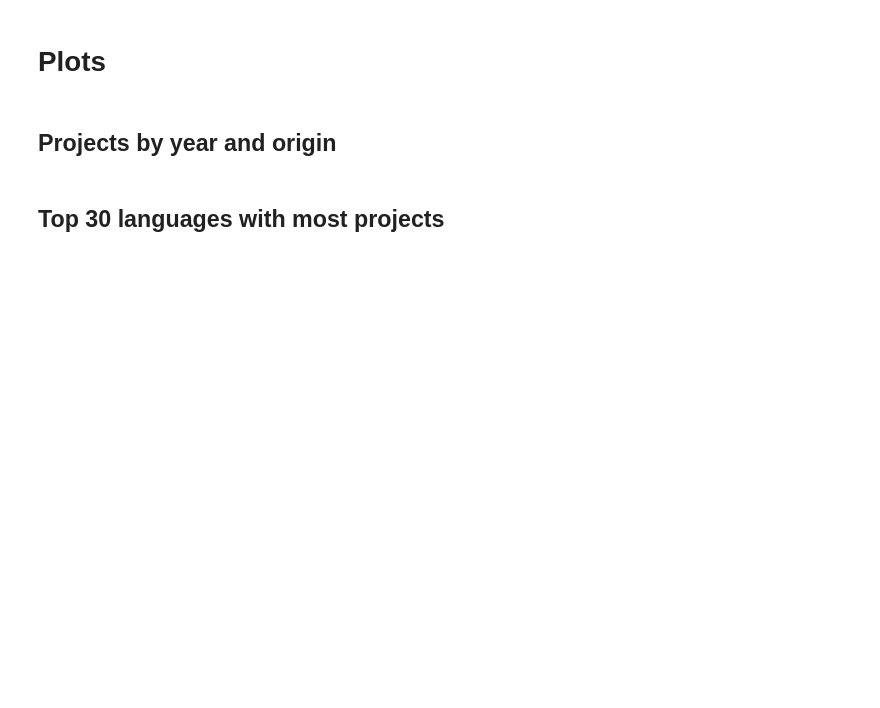
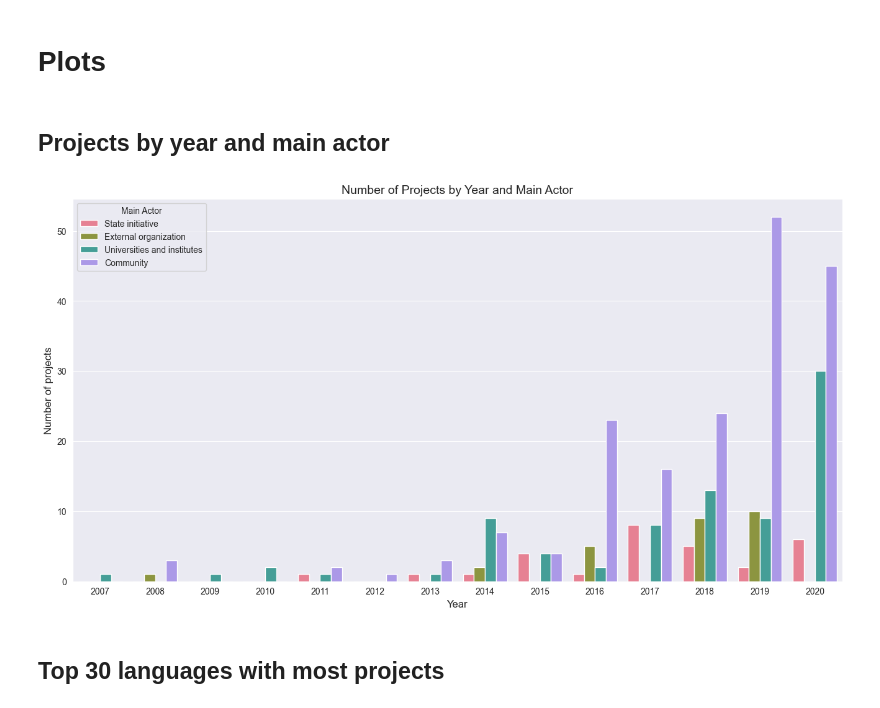
Before and after one commit to Instituto-Pulso-PUCP/revitalizacion-linguistica-latam, a Jupyter notebook: Visualizacion.ipynb, the cells around one changed output. Cells and saved outputs as stored; diff of their text form; code cells hidden in the pictures; blank space fills up the shorter version.

Commit message:
Refining latex document and changing graphic titles

```diff
--- a/Visualizacion.ipynb
+++ b/Visualizacion.ipynb
@@ -12,13 +12,18 @@ df_projects = pd.read_csv('data/projectList.csv')
 # Drop Title, ArticleURL columns
 df_projects.drop(['Title', 'ArticleURL'], axis=1, inplace=True)
 df_projects.head()
+
+if True:
+    # Drop rows with year >= 2021
+    df_projects = df_projects[df_projects['Year'] < 2021]
+    df_projects.rename(columns={'Alternative projects from the community':'Community'}, inplace=True)
 # %%
 # Function to get the number of projects by year
 def get_projects_by_year(df_filtered):
     df_projects_year=df_filtered.copy(deep=True)
     df_projects_year.drop(['Family', 'Language', 'glottocode', 'isocode', 'Speakers'], axis=1, inplace=True)
     df_projects_year.drop_duplicates(inplace=True)
-    df_projects_year=df_projects_year.groupby(['Year']).agg({'Project':'count', 'Cinema/TV':'sum', 'Social media':'sum', 'Radio':'sum', 'Music':'sum', 'Technology':'sum', 'Teaches the language':'sum', 'State initiative':'sum', 'External organization':'sum', 'Universities and institutes':'sum', 'Alternative projects from the community':'sum', 'Documentation': 'sum', 'Books and educative material': 'sum', 'Promotes use of the language': 'sum'}).reset_index().drop_duplicates()
+    df_projects_year=df_projects_year.groupby(['Year']).agg({'Project':'count', 'Cinema/TV':'sum', 'Social media':'sum', 'Radio':'sum', 'Music':'sum', 'Technology':'sum', 'Teaches the language':'sum', 'State initiative':'sum', 'External organization':'sum', 'Universities and institutes':'sum', 'Community':'sum', 'Documentation': 'sum', 'Books and educative material': 'sum', 'Promotes use of the language': 'sum'}).reset_index().drop_duplicates()
     return df_projects_year
 # %%
 # Function to get the number of projects by country
@@ -30,7 +35,7 @@ def get_projects_by_country():
     return df_project_by_country
 # %%
 # Define the list of columns to filter
-origin_columns = ['State initiative', 'External organization', 'Universities and institutes', 'Alternative projects from the community']
+origin_columns = ['State initiative', 'External organization', 'Universities and institutes', 'Community']
 characteristics_columns = ["Cinema/TV", "Social media", "Radio", "Music", "Technology", "Teaches the language", "Documentation", "Books and educative material"]
 # %% [markdown]
 ## sns configuration
@@ -46,7 +51,7 @@ color_dict = {
     'State initiative': sns.color_palette("husl", 4)[0],
     'External organization': sns.color_palette("husl", 4)[1],
     'Universities and institutes': sns.color_palette("husl", 4)[2],
-    'Alternative projects from the community': sns.color_palette("husl", 4)[3]
+    'Community': sns.color_palette("husl", 4)[3]
 }
 
 # Set the global parameters for the plots
@@ -57,23 +62,25 @@ plt.rcParams['axes.titleweight'] = 'light'
 # %% [markdown]
 # Plots
 # %% [markdown]
-## Projects by year and origin
+## Projects by year and main actor
 # %%
 # Get the number of projects by year
 df = get_projects_by_year(df_projects)
 
 # Melt the DataFrame into a long format
 df_melted = pd.melt(df, id_vars='Year', value_vars=origin_columns)
 
 # Plot the data
 plt.figure(figsize=(16, 8))
 sns.barplot(data=df_melted, x='Year', y='value', hue='variable', palette=color_dict)
-plt.title('Number of Projects by Year and Origin')
+plt.title('Number of Projects by Year and Main Actor')
 plt.ylabel('Number of projects')
 plt.xlabel('Year')
-plt.legend(title='Origin')
+plt.legend(title='Main Actor')
 plt.savefig('images/number_of_projects_by_year_and_origin.png', dpi=300, bbox_inches='tight')
 plt.show()
+# %% [output]
+[figure, added]
 # %% [markdown]
 ## Top 30 languages with most projects
 # %%
```
Also changed, not shown: parts of 9 cells of this notebook, 3 other files.
